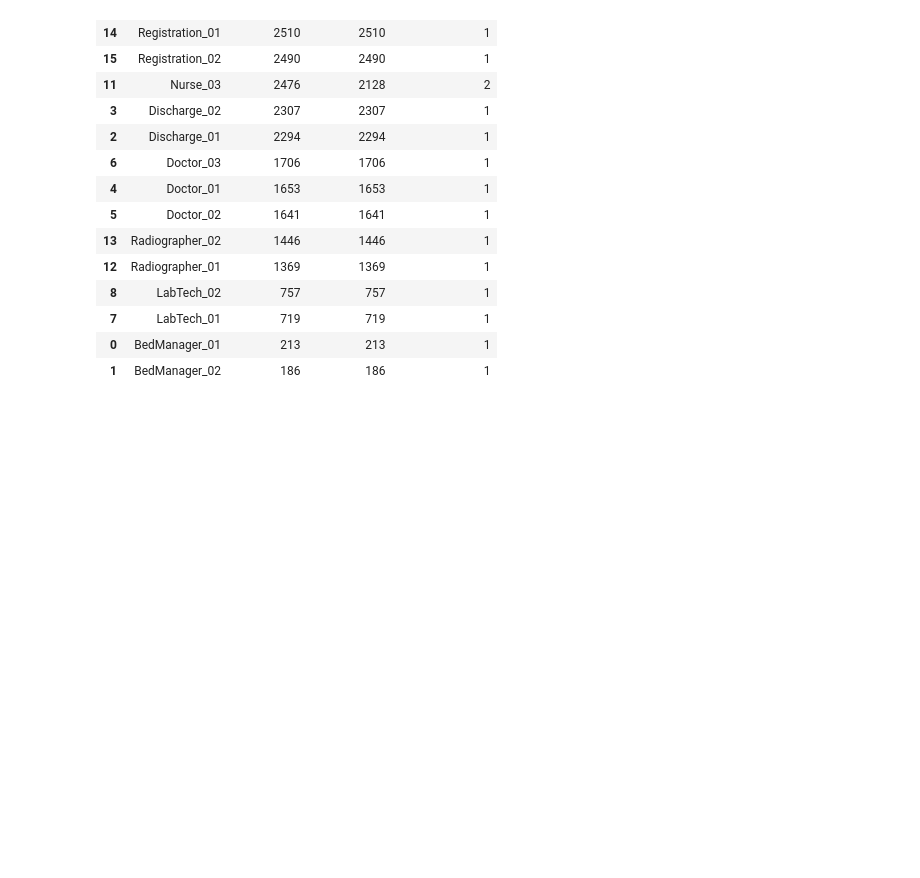
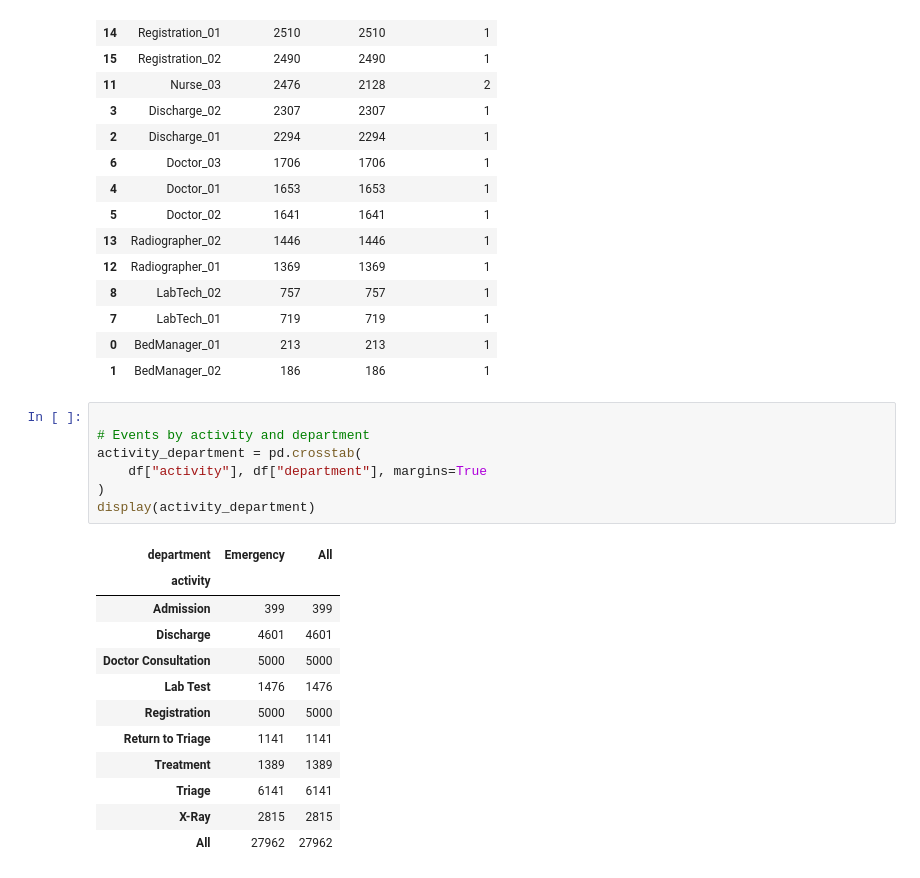
Before and after one commit to Fathima-1424/CareFlow-Clinical-Pathway, a Jupyter notebook: EDA.ipynb, the cells around one changed output. Drawn from its saved outputs; the diff is of its cells as text; blank space fills up the shorter version.

```diff
--- a/EDA.ipynb
+++ b/EDA.ipynb
@@ -662,3 +662,23 @@ display(resource_workload.head(20))
 | 7 | LabTech_01 | 719 | 719 | 1 |
 | 0 | BedManager_01 | 213 | 213 | 1 |
 | 1 | BedManager_02 | 186 | 186 | 1 |
+# %%
+
+# Events by activity and department
+activity_department = pd.crosstab(
+    df["activity"], df["department"], margins=True
+)
+display(activity_department)
+# %% [output]
+| department | Emergency | All |
+| activity |  |  |
+| Admission | 399 | 399 |
+| Discharge | 4601 | 4601 |
+| Doctor Consultation | 5000 | 5000 |
+| Lab Test | 1476 | 1476 |
+| Registration | 5000 | 5000 |
+| Return to Triage | 1141 | 1141 |
+| Treatment | 1389 | 1389 |
+| Triage | 6141 | 6141 |
+| X-Ray | 2815 | 2815 |
+| All | 27962 | 27962 |
```
Also changed, not shown: parts of 4 cells of this notebook, 11 other files.
